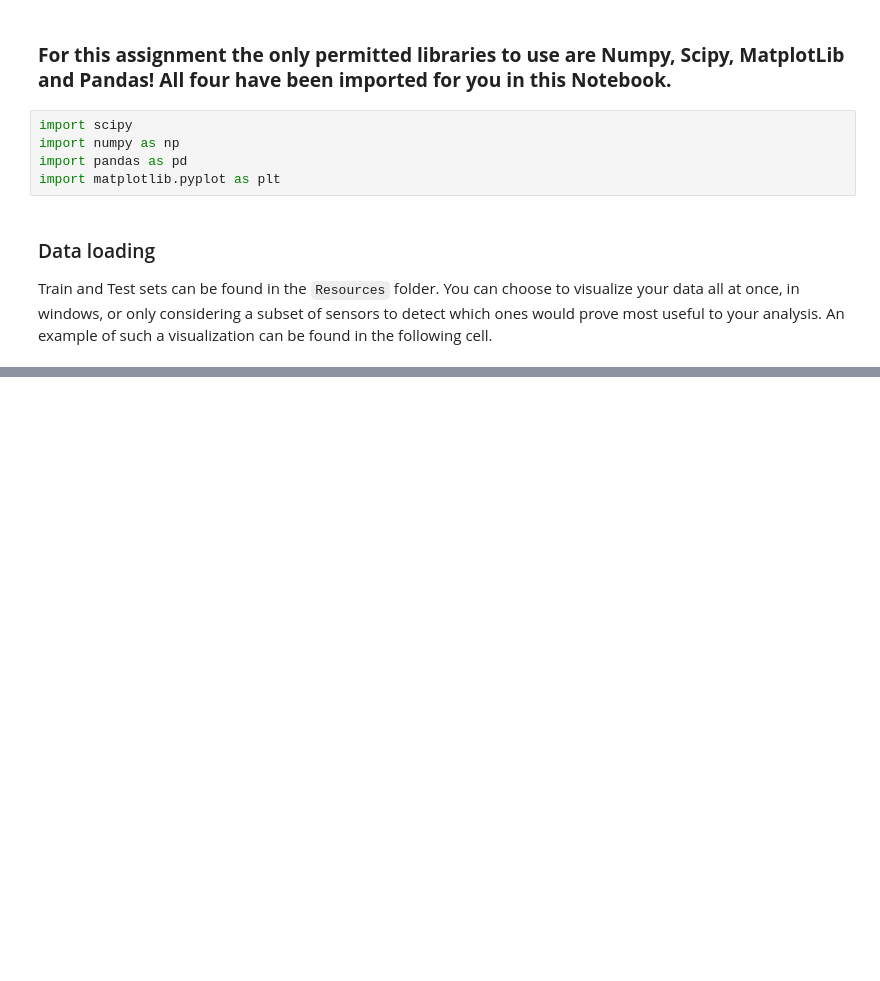
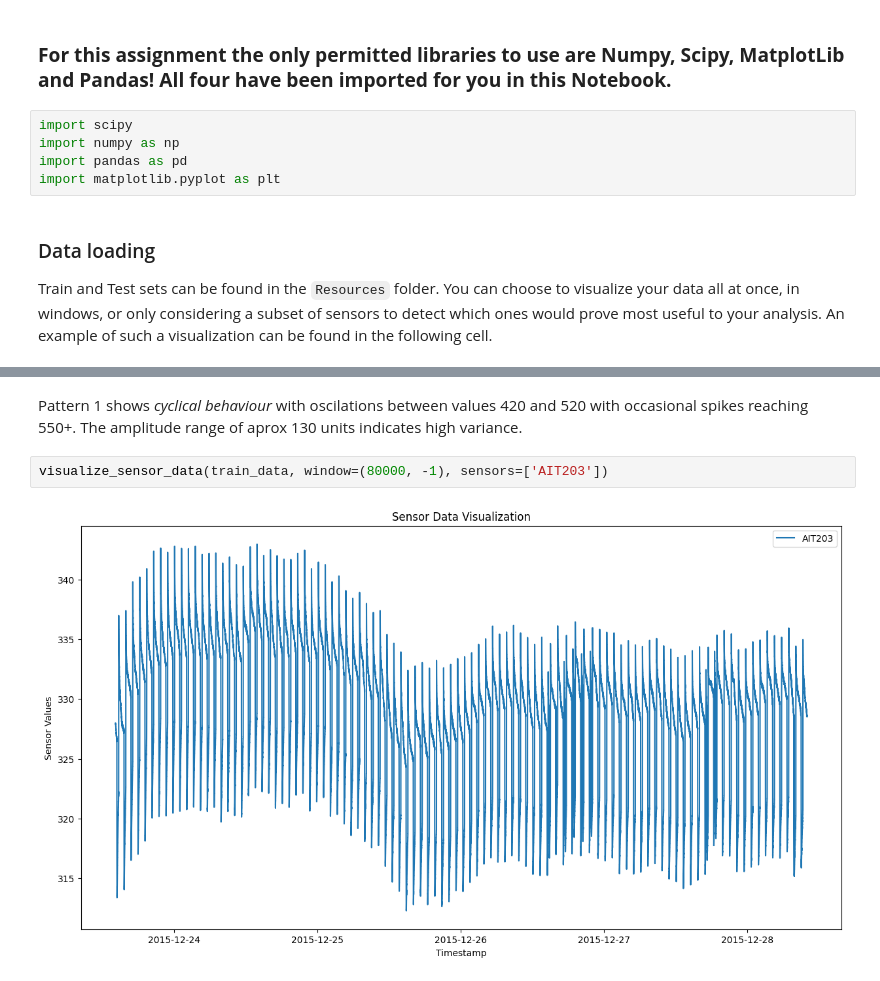
Before and after one commit to luca23bledea/DataMining1_AnomalyDetection, a Jupyter notebook: Anomaly Detection.ipynb, the cells around one changed output, grey strips where cells are left out. Cells and saved outputs as stored; diff of their text form; blank space fills up the shorter version.

```diff
--- a/Anomaly Detection.ipynb
+++ b/Anomaly Detection.ipynb
@@ -50,0 +70,6 @@ visualize_sensor_data(train_data)
+# %% [markdown]
+Pattern 1 shows *cyclical behaviour* with oscilations between values 420 and 520 with occasional spikes reaching 550+. The amplitude range of aprox 130 units indicates high variance.
+# %%
+visualize_sensor_data(train_data, window=(80000, -1), sensors=['AIT203'])
+# %% [output]
+[figure, added]
```
Also changed, not shown: parts of 36 cells of this notebook.
